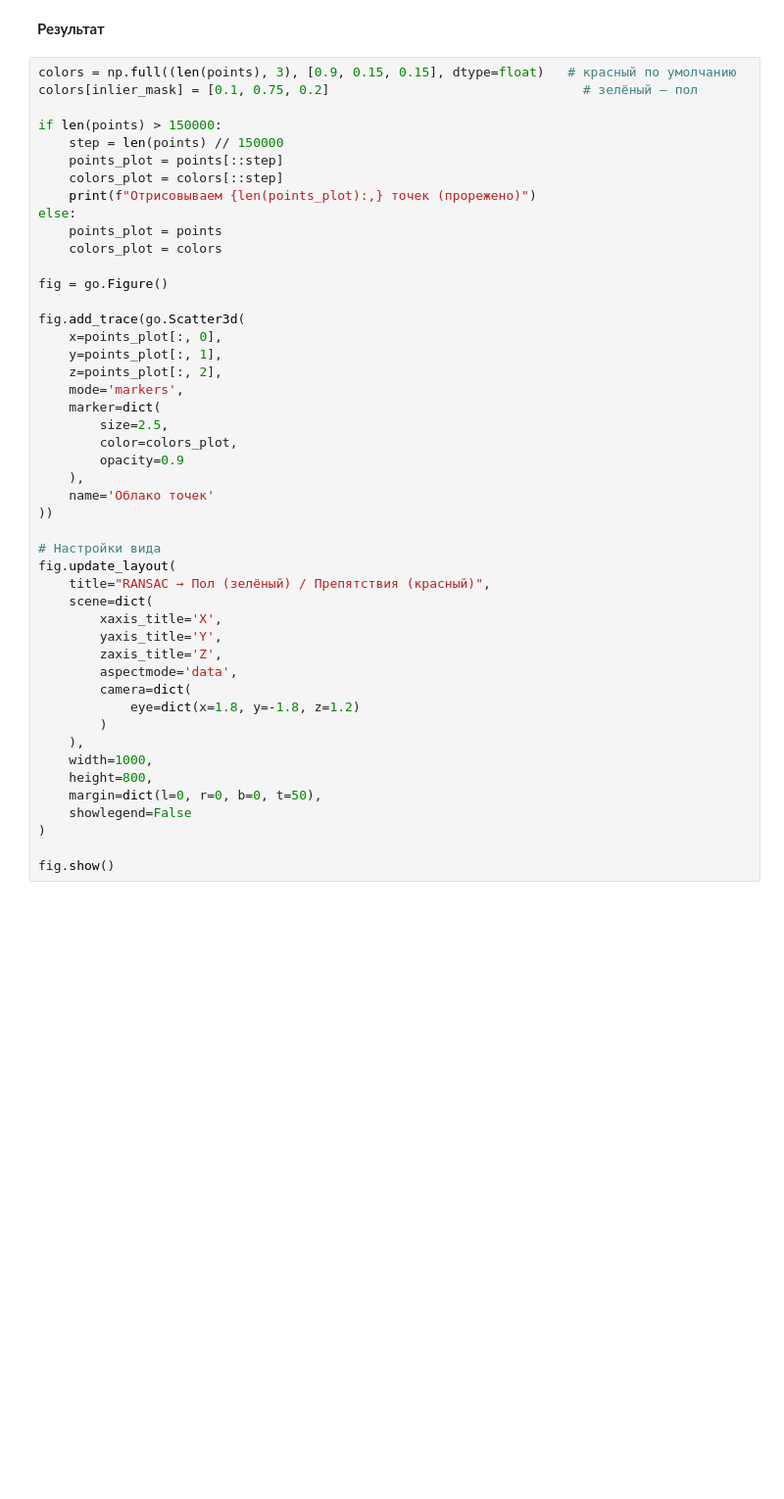
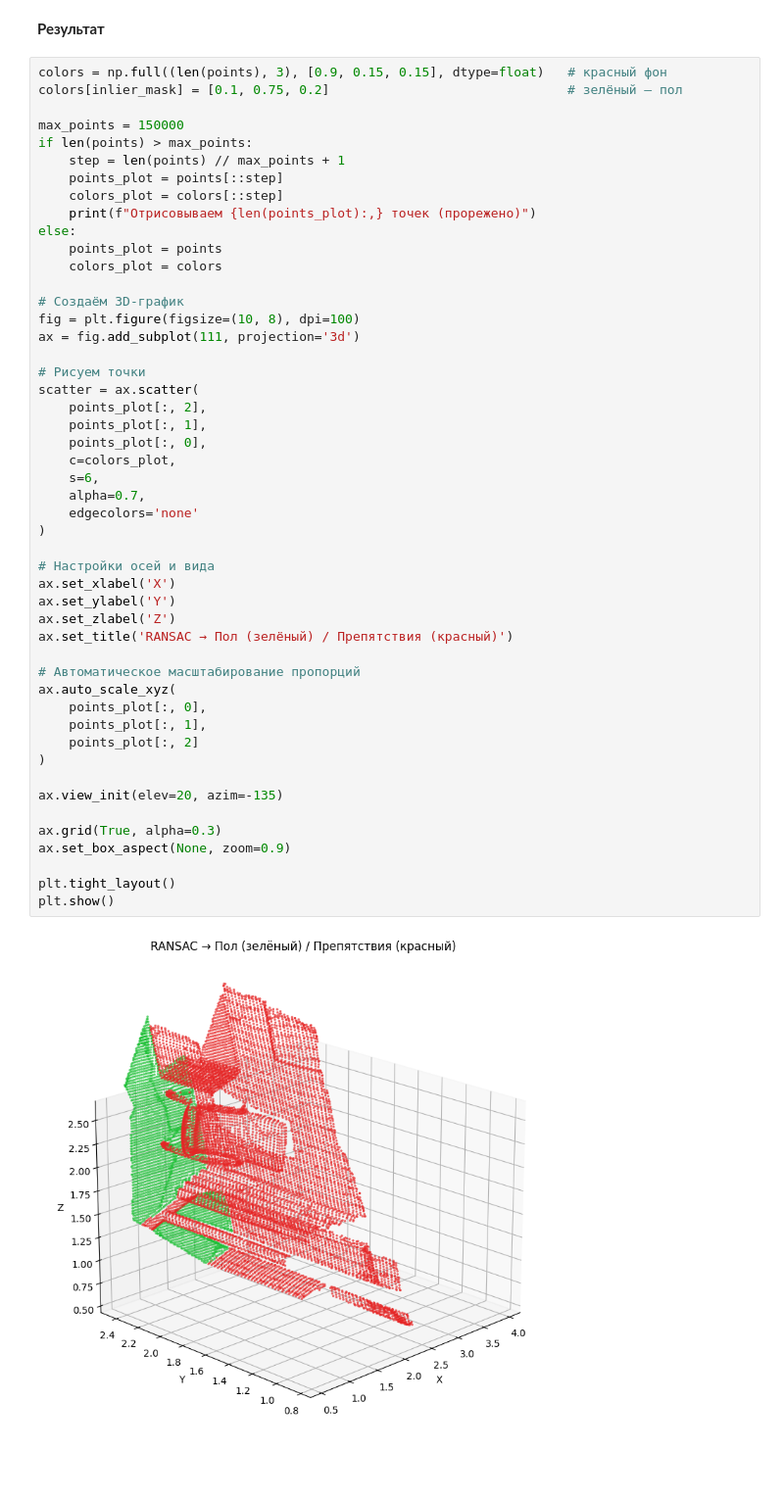
Before and after one commit to HK-33-32/HW_Adv_ROB_Peshkov, a Jupyter notebook: HW_1/HW_1_T_2.ipynb, the cells around one changed output. Shown at 98% size. Cells and saved outputs as stored; diff of their text form; blank space fills up the shorter version.

```diff
--- a/HW_1/HW_1_T_2.ipynb
+++ b/HW_1/HW_1_T_2.ipynb
@@ -75,49 +74,53 @@ plane_params, inlier_mask = ransac_plane_segmentation(points, max_iter=1000, dis
 # %% [markdown]
 **Результат**
 # %%
-colors = np.full((len(points), 3), [0.9, 0.15, 0.15], dtype=float)   # красный по умолчанию
-colors[inlier_mask] = [0.1, 0.75, 0.2]                                 # зелёный — пол
+colors = np.full((len(points), 3), [0.9, 0.15, 0.15], dtype=float)   # красный фон
+colors[inlier_mask] = [0.1, 0.75, 0.2]                               # зелёный — пол
 
-if len(points) > 150000:
-    step = len(points) // 150000
+max_points = 150000
+if len(points) > max_points:
+    step = len(points) // max_points + 1
     points_plot = points[::step]
     colors_plot = colors[::step]
     print(f"Отрисовываем {len(points_plot):,} точек (прорежено)")
 else:
     points_plot = points
     colors_plot = colors
 
-fig = go.Figure()
+# Создаём 3D-график
+fig = plt.figure(figsize=(10, 8), dpi=100)
+ax = fig.add_subplot(111, projection='3d')
 
-fig.add_trace(go.Scatter3d(
-    x=points_plot[:, 0],
-    y=points_plot[:, 1],
-    z=points_plot[:, 2],
-    mode='markers',
-    marker=dict(
-        size=2.5,
-        color=colors_plot,
-        opacity=0.9
-    ),
-    name='Облако точек'
-))
-
-# Настройки вида
-fig.update_layout(
-    title="RANSAC → Пол (зелёный) / Препятствия (красный)",
-    scene=dict(
-        xaxis_title='X',
-        yaxis_title='Y',
-        zaxis_title='Z',
-        aspectmode='data',
-        camera=dict(
-            eye=dict(x=1.8, y=-1.8, z=1.2)
-        )
-    ),
-    width=1000,
-    height=800,
-    margin=dict(l=0, r=0, b=0, t=50),
-    showlegend=False
+# Рисуем точки
+scatter = ax.scatter(
+    points_plot[:, 2],
+    points_plot[:, 1],
+    points_plot[:, 0],
+    c=colors_plot,
+    s=6,
+    alpha=0.7,
+    edgecolors='none'
 )
 
-fig.show()
+# Настройки осей и вида
+ax.set_xlabel('X')
+ax.set_ylabel('Y')
+ax.set_zlabel('Z')
+ax.set_title('RANSAC → Пол (зелёный) / Препятствия (красный)')
+
+# Автоматическое масштабирование пропорций
+ax.auto_scale_xyz(
+    points_plot[:, 0],
+    points_plot[:, 1],
+    points_plot[:, 2]
+)
+
+ax.view_init(elev=20, azim=-135)
+
+ax.grid(True, alpha=0.3)
+ax.set_box_aspect(None, zoom=0.9)
+
+plt.tight_layout()
+plt.show()
+# %% [output]
+[figure, added]
```
Also changed, not shown: parts of 5 cells of this notebook.
